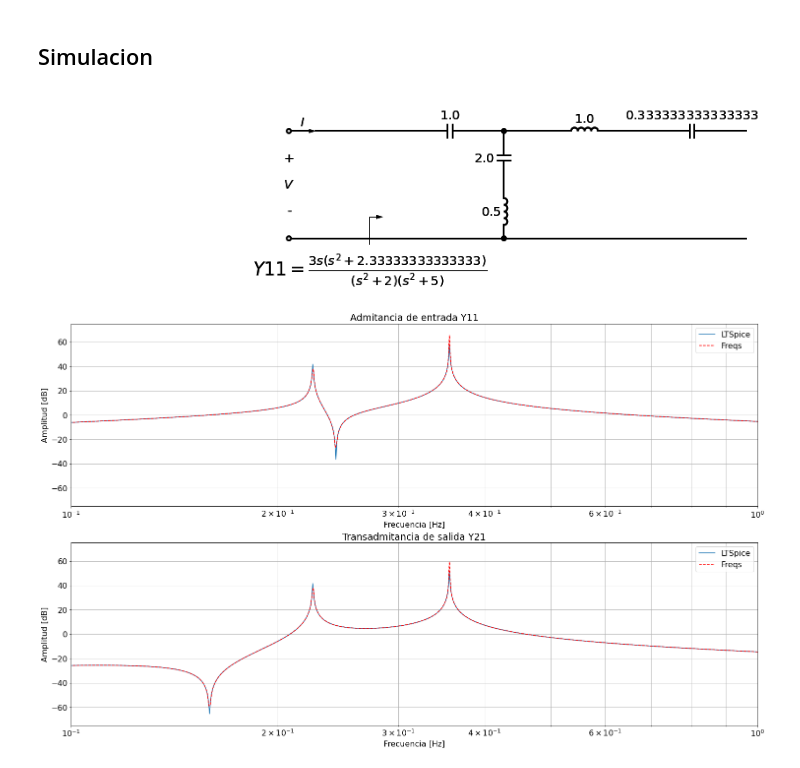
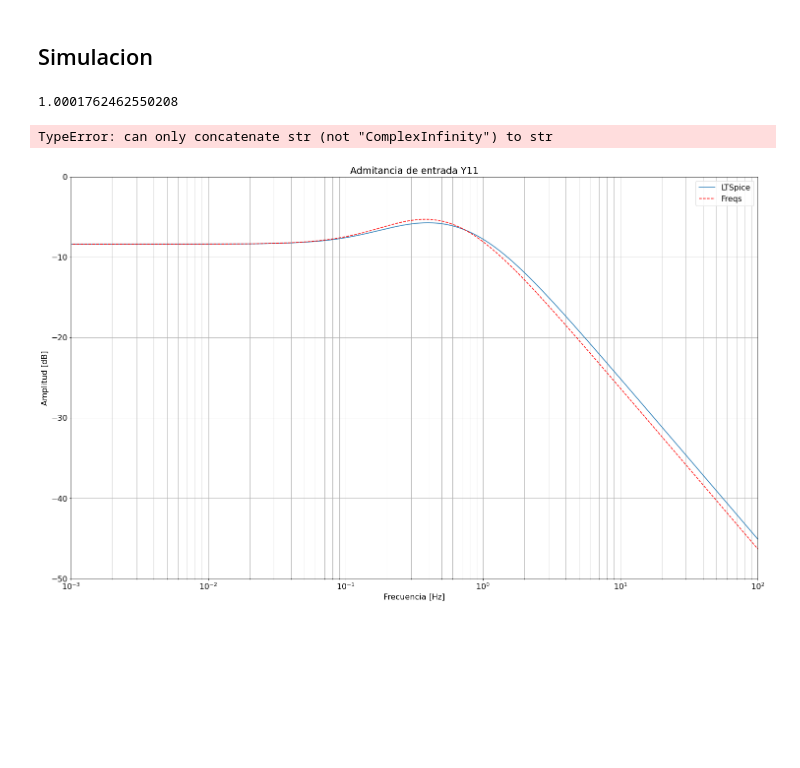
Before and after one commit to mpmarfisi/TC2, a Jupyter notebook: Tarea Semanal 12/TS12_Marfisi.ipynb, the cells around one changed output. Saved outputs shown, nothing was run; the diff lists cells and outputs as text; code cells hidden in the pictures; blank space fills up the shorter version.

```diff
--- a/Tarea Semanal 12/TS12_Marfisi.ipynb
+++ b/Tarea Semanal 12/TS12_Marfisi.ipynb
@@ -156,85 +156,80 @@ l = ltspice.Ltspice('Simulacion/EJ2.raw')
 l.parse()
 
 freq = l.get_frequency()
-Y11 =l.get_data('I(V1)')
-Y21 =l.get_data('I(L2)')
+T = l.get_data('V(n003)')
 
-fig, ax = plt.subplots(2,1)
-for i in range(2):
-    ax[i].grid(visible='true', which='both', axis='both')
-    ax[i].legend(['LTSpice'])
-    ax[i].set_ylabel('Amplitud [dB]')
-    ax[i].set_xlabel('Frecuencia [Hz]')
-    ax[i].set_xlim([0.1, 1])
-    ax[i].set_ylim([-75, 75])
+fig, ax = plt.subplots(1,1)
 
-ax[0].set_title('Admitancia de entrada Y11')
-ax[0].semilogx(freq, 20 * np.log10(abs(Y11)), label='LTSpice')
-ax[1].set_title('Transadmitancia de salida Y21')
-ax[1].semilogx(freq, 20 * np.log10(abs(Y21)), label='LTSpice')
+ax.grid(visible='true', which='both', axis='both')
+ax.legend(['LTSpice'])
+ax.set_ylabel('Amplitud [dB]')
+ax.set_xlabel('Frecuencia [Hz]')
+ax.set_xlim([0.001, 100])
+ax.set_ylim([-50, 0])
+
+ax.set_title('Admitancia de entrada Y11')
+ax.semilogx(freq, 20 * np.log10(abs(T)), label='LTSpice')
 
 # Obtengo respuesta con freqs
-num_Y11 = np.polymul([3, 0],[1, 0, 7/3])
-den_Y11 = np.polymul([1, 0, 2],[1, 0, 5])
+K = 3.043
+num_T = np.polymul([K],[1, 1])
+den_T = np.polymul([1, 2],[1, 4])
 
-num_Y21 = np.polymul([1, 0],[1, 0, 1])
-den_Y21 = np.polymul([1, 0, 2],[1, 0, 5])
+w = np.logspace(-4, 4, 1000)
 
-w = np.logspace(-1, 1, 1000)
+_, T_2 = sig.freqs(num_T, den_T, w)
 
-_, Y11_2 = sig.freqs(num_Y11, den_Y11, w)
-_, Y21_2 = sig.freqs(num_Y21, den_Y21, w)
+ax.semilogx(w / (2*np.pi), 20 * np.log10(abs(T_2)), 'r--', label='Freqs')
+ax.legend(['LTSpice', 'Freqs'])
 
-ax[0].semilogx(w / (2*np.pi), 20 * np.log10(abs(Y11_2)), 'r--', label='Freqs')
-ax[0].legend(['LTSpice', 'Freqs'])
-ax[1].semilogx(w / (2*np.pi), 20 * np.log10(abs(Y21_2)), 'r--', label='Freqs')
-ax[1].legend(['LTSpice', 'Freqs'])
+print(abs(T[10]) / abs(T_2[10]))
 
 # Resolución simbólica
 s = sp.symbols('s ', complex=True)
 
-Y11_s = 3*s*(s**2+7/3) / ( (s**2+2)*(s**2+5) )
+Z11_s = ( (s+2)*(s+4) ) / ( (s)*(s+3) )
 
-Z11_s = 1 / Y11_s
+Y11_s = 1 / Z11_s
 
 # Remocion parcial en DC
 Z2, Zc1 = tc2.remover_polo_dc(Z11_s, omega_zero = 1 )
 C1 = 1 / (s*Zc1)
 Y2 = 1/Z2
 
 # Remocion polo en 1 para Y2
-Y3, Yt2, L1, C2 = tc2.remover_polo_jw(Y2, isImpedance = False, omega = 1)
+Y3, Yt2, R1, C2 = tc2.remover_polo_sigma(Y2, 1, isImpedance = False)
 Z3 = 1/Y3
 
-# Remocion polo en infinito para Z3
-Z4, Zl2 = tc2.remover_polo_infinito(Z3)
-L2 = Zl2 / s
+# Remocion constante para Z3
+Z4, R2 = tc2.remover_valor(Z3, 1)
+Y4 = 1/Z4
 
-# Remocion polo en DC para Z4
-Z5, Zc3 = tc2.remover_polo_dc(Z4)
-C3 = 1 / (s*Zc3)
+# Remocion polo en infinito para Y4
+Z5, Yc3 = tc2.remover_polo_infinito(Y4)
+C3 = Yc3 / s
 
 # Dibujamos la red resultante:
 
 d = Drawing(unit=4)  # unit=2 makes elements have shorter than normal leads
 
 d = tc2.dibujar_puerto_entrada(d,
                         voltage_lbl = ('+', '$V$', '-'),
                         current_lbl = '$I$')
 
 d, zz_lbl = tc2.dibujar_funcion_exc_abajo(d,
-                                          'Y11',
-                                          Y11_s,
+                                          'Z11',
+                                          Z11_s,
                                           hacia_salida = True,
                                           k_gap_width = 0.5)
 d = tc2.dibujar_elemento_serie(d, Capacitor, C1)
-d = tc2.dibujar_tanque_derivacion(d, L1, C2)
+d = tc2.dibujar_tanque_RC_derivacion(d, R1, C2)
 d = tc2.dibujar_espacio_derivacion(d)
-d = tc2.dibujar_elemento_serie(d, Inductor, L2)
-d = tc2.dibujar_elemento_serie(d, Capacitor, C3)
+d = tc2.dibujar_elemento_serie(d, Resistor, R2)
+d = tc2.dibujar_elemento_derivacion(d, Capacitor, C3)
 
 
 display(d)
 # %% [output]
+1.0001762462550208
+TypeError: can only concatenate str (not "ComplexInfinity") to str
-[figure, old version]
+[figure, new version]
-[figure, removed]
```
Also changed, not shown: parts of 2 cells of this notebook, 14 other files.
